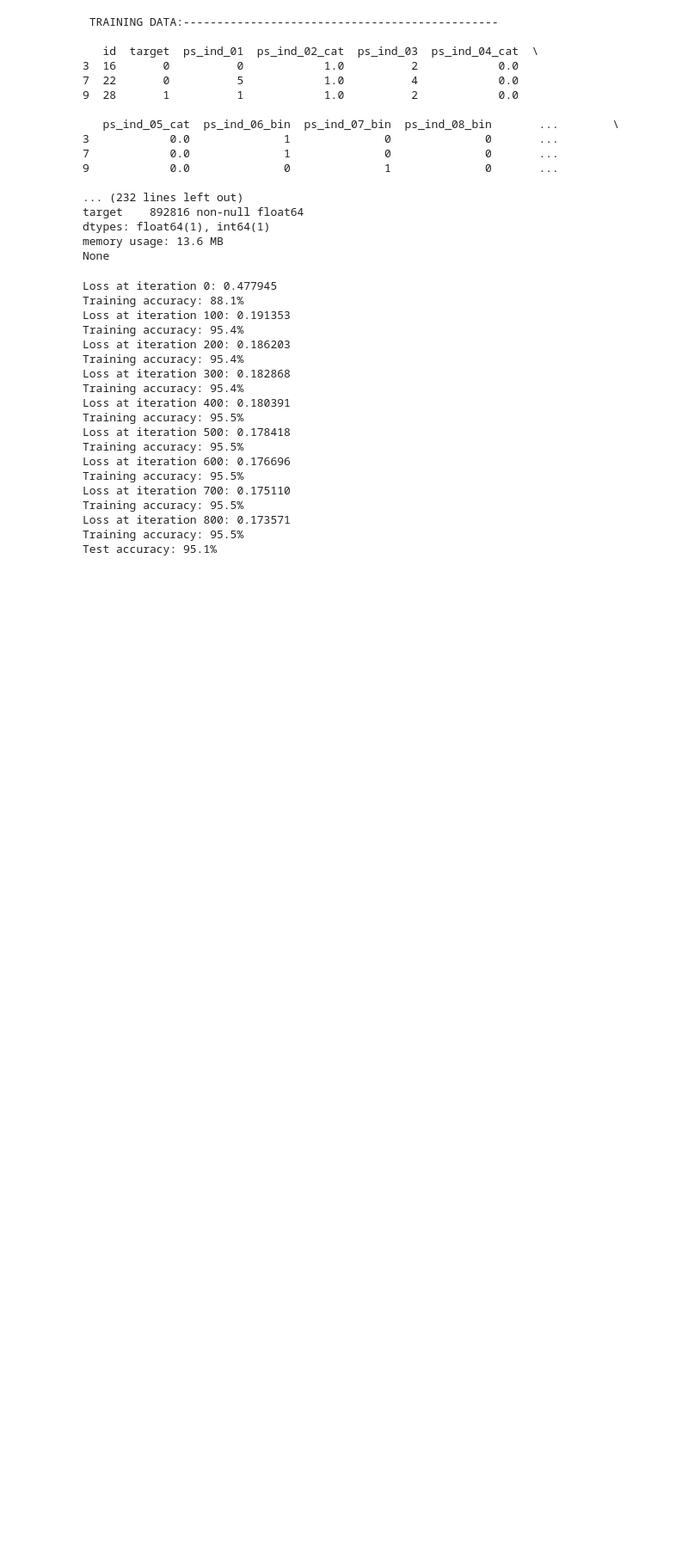
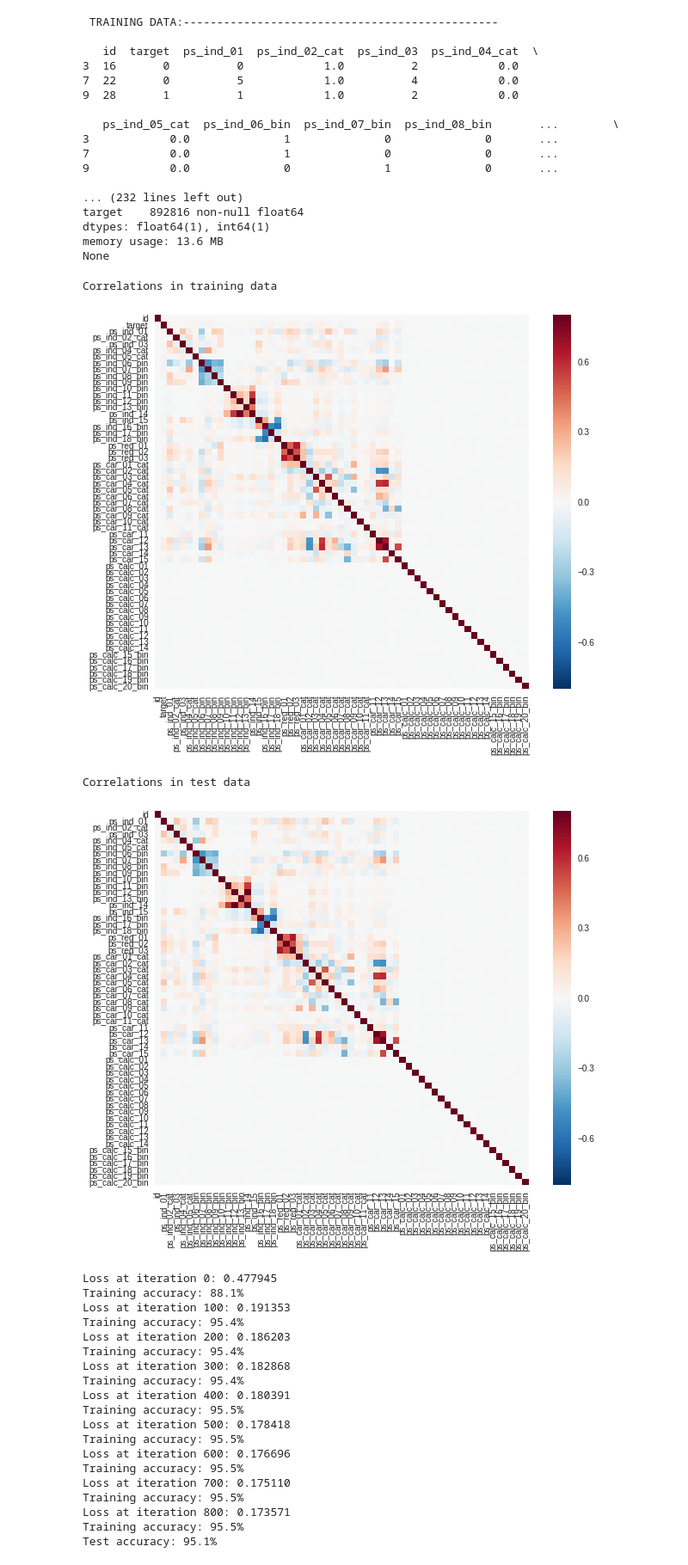
Before and after one commit to MizioAnd/PortoSeguroInsur, a Jupyter notebook: porto_seguro_notebook.ipynb, the cells around one changed output. Shown at 86% size. Saved outputs shown, nothing was run; the diff lists cells and outputs as text; code cells hidden in the pictures; blank space fills up the shorter version.

Commit message:
Show missing values. Show feature correlations in training data and test data separately.

```diff
--- a/porto_seguro_notebook.ipynb
+++ b/porto_seguro_notebook.ipynb
@@ -119,6 +118,24 @@ class PortoSeguroInsur:
             # Softmax function.
             # S(y_i) = e^y_i/(Sum_j e^y_j)
             return tf.nn.softmax(logit)
+
+    def missing_values_in_dataframe(self, df):
+        mask = self.features_with_null_logical(df)
+        print(df[mask[mask == 0].index.values].isnull().sum())
+        print('\n')
+
+    @staticmethod
+    def extract_numerical_features(df):
+        df = df.copy()
+        # Identify numerical columns which are of type object
+        numerical_features = pd.Series(data=False, index=df.columns, dtype=bool)
+
+        for feature in df.columns:
+            if any(tuple(df[feature].apply(lambda x: type(x)) == int)) or \
+                            any(tuple(df[feature].apply(lambda x: type(x)) == float)) & \
+                            (not any(tuple(df[feature].apply(lambda x: type(x)) == str))):
+                numerical_features[feature] = 1
+        return numerical_features[numerical_features == 1].index
 # %%
 porto_seguro_insur = PortoSeguroInsur()
 df = porto_seguro_insur.df.copy()
@@ -194,6 +239,35 @@ target    892816 non-null float64
 dtypes: float64(1), int64(1)
 memory usage: 13.6 MB
 None
+# %%
+# Categorical plot with seaborn
+is_categorical_plot = 1
+if is_categorical_plot:
+    # sns.countplot(y='MSZoning', hue='MSSubClass', data=df, palette='Greens_d')
+    # plt.show()
+    # sns.stripplot(x='SalePrice', y='MSZoning', data=df, jitter=True, hue='LandContour')
+    # plt.show()
+    # sns.boxplot(x='SalePrice', y='MSZoning', data=df, hue='MSSubClass')
+    # plt.show()
+
+    # Heatmap of feature correlations
+    print('\nCorrelations in training data')
+    plt.figure(figsize=(10, 8))
+    correlations = porto_seguro_insur.df.corr()
+    sns.heatmap(correlations, vmax=0.8, square=True)
+    plt.show()
+
+    # Heatmap of feature correlations
+    print('\nCorrelations in test data')
+    plt.figure(figsize=(10, 8))
+    correlations = porto_seguro_insur.df_test.corr()
+    sns.heatmap(correlations, vmax=0.8, square=True)
+    plt.show()
+# %% [output]
+Correlations in training data
+[figure, added]
+Correlations in test data
+[figure, added]
 # %%
 is_prepare_data = 1
 if is_prepare_data:
```
Also changed, not shown: parts of 2 cells of this notebook.
